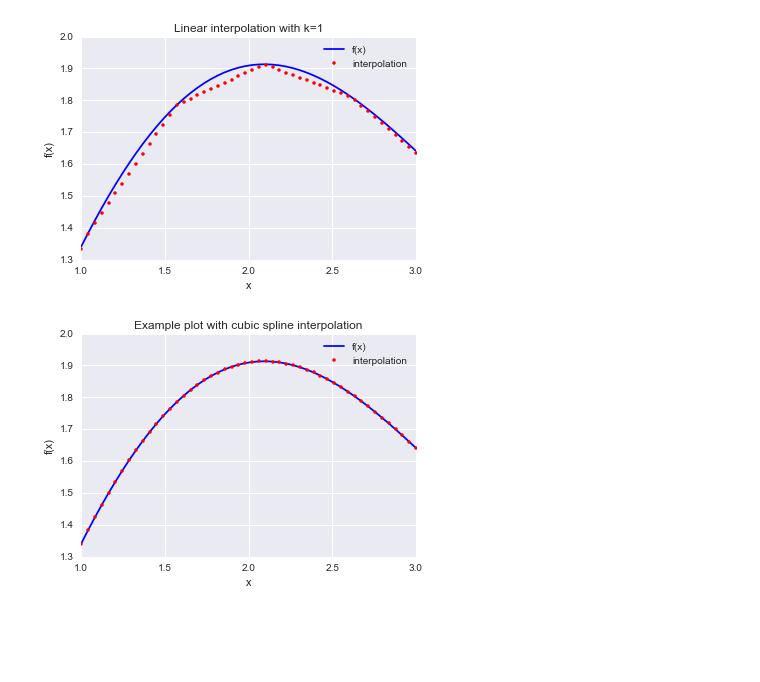
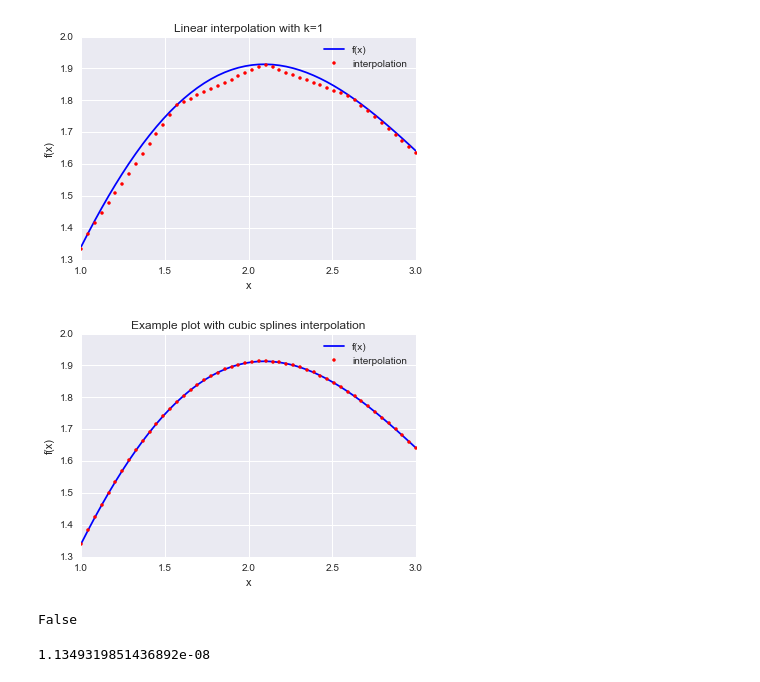
Before and after one commit to eliekawerk/trading, a Jupyter notebook: MathematicalTools.ipynb, the cells around one changed output. Saved outputs shown, nothing was run; the diff lists cells and outputs as text; code cells hidden in the pictures; blank space fills up the shorter version.

```diff
--- a/MathematicalTools.ipynb
+++ b/MathematicalTools.ipynb
@@ -267,9 +267,18 @@ iyd = spi.splev(xd, ipo)
 # %%
 plt.plot(xd, f(xd), 'b', label='f(x)');
 plt.plot(xd, iyd, 'r.', label='interpolation');
 plt.legend(loc=0);
 plt.ylabel('f(x)');
 plt.xlabel('x');
-plt.title('Example plot with cubic spline interpolation');
+plt.title('Example plot with cubic splines interpolation');
 # %% [output]
-[figure, old version]
+[figure, new version]
+# %%
+np.allclose(f(xd), xd)
+# %% [output]
+False
+# %%
+#Our error is greater than our margin for np.allclose
+np.sum((f(xd) - iyd)**2) / len(xd)
+# %% [output]
+1.1349319851436892e-08
```
Also changed, not shown: parts of 22 cells of this notebook.
